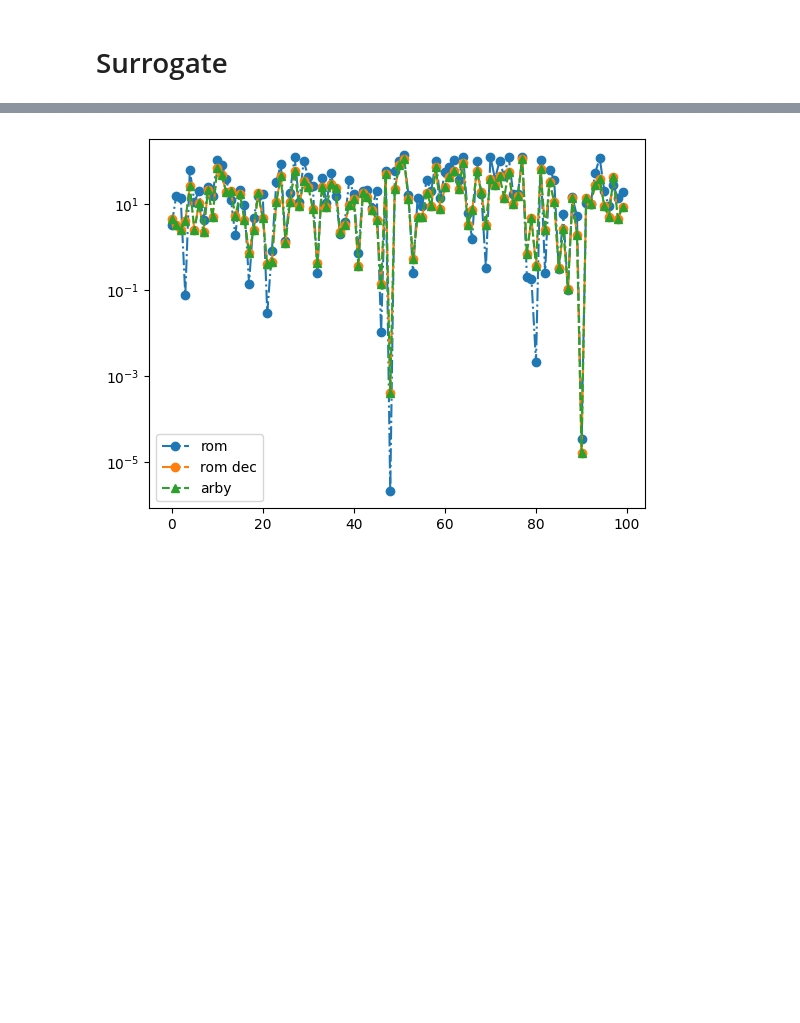
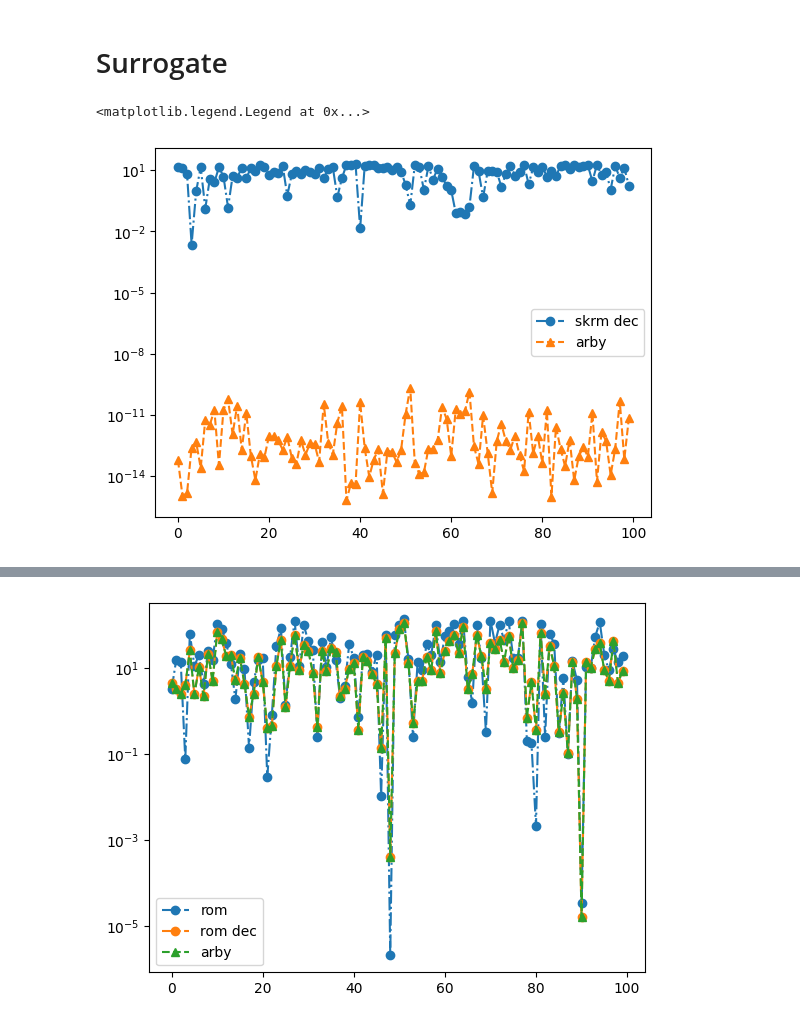
Before and after one commit to francocerino/scikit-reducedmodel, a Jupyter notebook: demo.ipynb, the cells around one changed output, grey strips where cells are left out. Saved outputs shown, nothing was run; the diff lists cells and outputs as text; code cells hidden in the pictures; blank space fills up the shorter version.

```diff
--- a/demo.ipynb
+++ b/demo.ipynb
@@ -457,4 +457,12 @@ eim_model = EmpiricalInterpolation(
                   )
 # %% [markdown]
 # Surrogate
+# %%
+# Ordena por el primer parámetro
+sort_idx = np.argsort(q_train[:, 0])
+q_train_sorted = q_train[sort_idx]
+ts_train_sorted = ts_train[sort_idx]
+
+amp_training_set_sorted = amp_training_set[sort_idx]
+phase_training_set_sorted = phase_training_set[sort_idx]
 # %%
@@ -480,10 +485,0 @@ rom_angle.fit()
-# %%
-rb = ReducedBasis()
-rb.fit(training_set = ts_train,
-              parameters = q_train[:,0],
-              physical_points = times
-      )
-eim = EmpiricalInterpolation(reduced_basis=rb)
-eim.fit()
-rom = Surrogate(eim=eim)
-rom.fit()
@@ -492,5 +486,10 @@ from arby import ReducedOrderModel as ROM
 # %%
-f_model_abs = ROM(training_set=np.abs(ts_train)[np.argsort(q_train[:,0])],
+f_model_abs = ROM(training_set=amp_training_set_sorted,
               physical_points=times,
-              parameter_points= np.sort(q_train[:,0])
+              parameter_points=q_train_sorted[:,0]
              )
+
+f_model_angle = ROM(training_set=phase_training_set_sorted,
+                    physical_points=times,
+                    parameter_points= q_train_sorted[:,0]
+                   )
@@ -502,3 +496,24 @@ f_model_angle = ROM(training_set=np.angle(ts_train)[np.argsort(q_train[:,0])],
+# %%
+errors_arby = []
+errors_decomposition = []
+for h, q in zip(amp_test_set, q_test):
+    q = q[0]
+
+    # calculamos la proyección de las ondas con el modelo hp-greedy
+    h_arby = f_model_abs.surrogate(q) # * np.exp(1j*f_model_angle.surrogate(q))
+    h_dec = rom_a.predict(q) # * np.exp(1j*rom_angle.predict(q))
+
+    # calculamos el error para la estimación
+    errors_arby.append(rb.score(h, h_arby, times))
+    errors_decomposition.append(rb.score(h, h_dec, times))
+
+plt.yscale("log")
+plt.plot(errors_decomposition,"o-.",label="skrm dec")
+plt.plot(errors_arby,"^--",label="arby")
+plt.legend()
+# %% [output]
+<matplotlib.legend.Legend at 0x...>
+[figure, added]
 # %%
 errors_rom = []
 errors_arby = []
```
Also changed, not shown: parts of 37 cells of this notebook, 50 other files.
